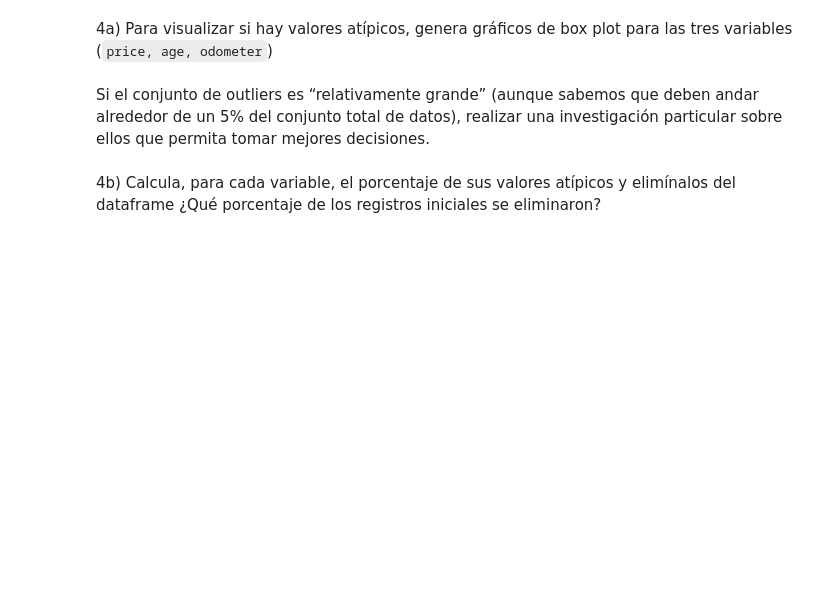
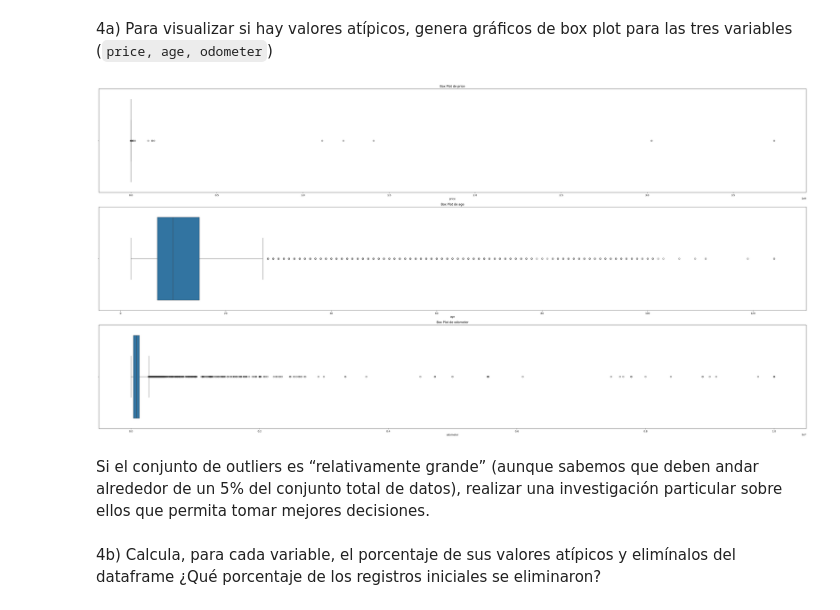
Before and after one commit to GeminiNetSailor/Data-science-and-analytics, a Jupyter notebook: 6.2 Actividad 6. FE/Actividad6FE_Equipo04.ipynb, the cells around one changed output. Drawn from its saved outputs; the diff is of its cells as text; code cells hidden in the pictures; blank space fills up the shorter version.

```diff
--- a/6.2 Actividad 6. FE/Actividad6FE_Equipo04.ipynb
+++ b/6.2 Actividad 6. FE/Actividad6FE_Equipo04.ipynb
@@ -348,5 +414,25 @@ columns_with_missing
 # %% [markdown]
 4a) Para visualizar si hay valores atípicos, genera gráficos de box plot para las tres variables (`price, age, odometer`)
+# %%
+# Crear gráficos de box plot horizontales para las variables 'price', 'age' y 'odometer'
+plt.figure(figsize=(40, 20))
+
+plt.subplot(3, 1, 1)
+sns.boxplot(x=cars_df['price']).set(title='Box Plot de price')
+plt.xlabel('price')
+
+plt.subplot(3, 1, 2)
+sns.boxplot(x=cars_df['age']).set(title='Box Plot de age')
+plt.xlabel('age')
+
+plt.subplot(3, 1, 3)
+sns.boxplot(x=cars_df['odometer']).set(title='Box Plot de odometer')
+plt.xlabel('odometer')
+
+plt.tight_layout()
+plt.show()
+# %% [output]
+[figure, added]
 # %% [markdown]
 Si el conjunto de outliers es “relativamente grande” (aunque sabemos que deben andar alrededor de un 5% del conjunto total de datos), realizar una investigación particular sobre ellos que permita tomar mejores decisiones.
 # %% [markdown]
```
Also changed, not shown: parts of 10 cells of this notebook.
